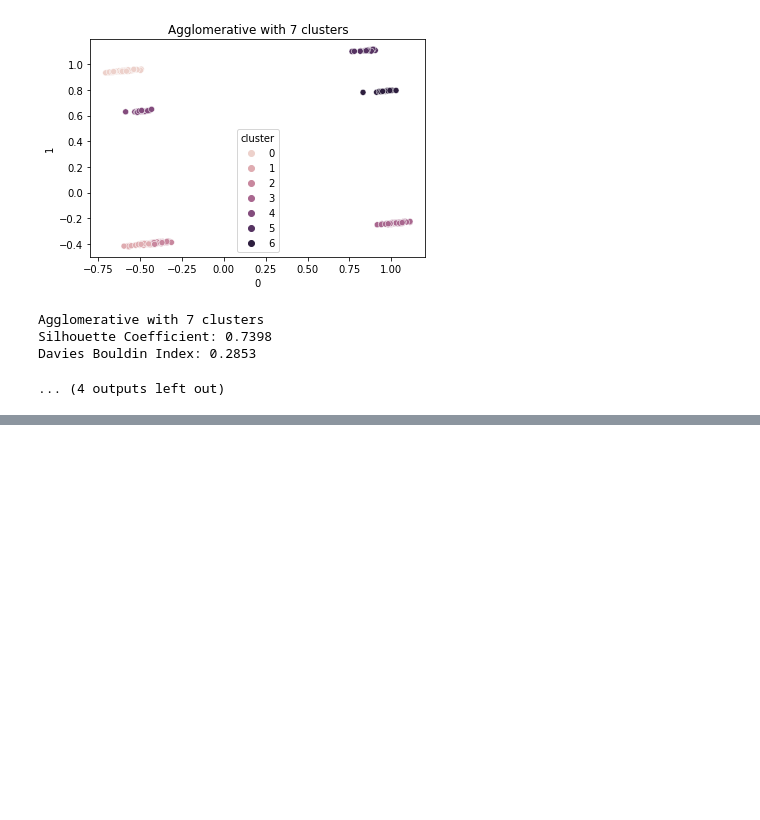
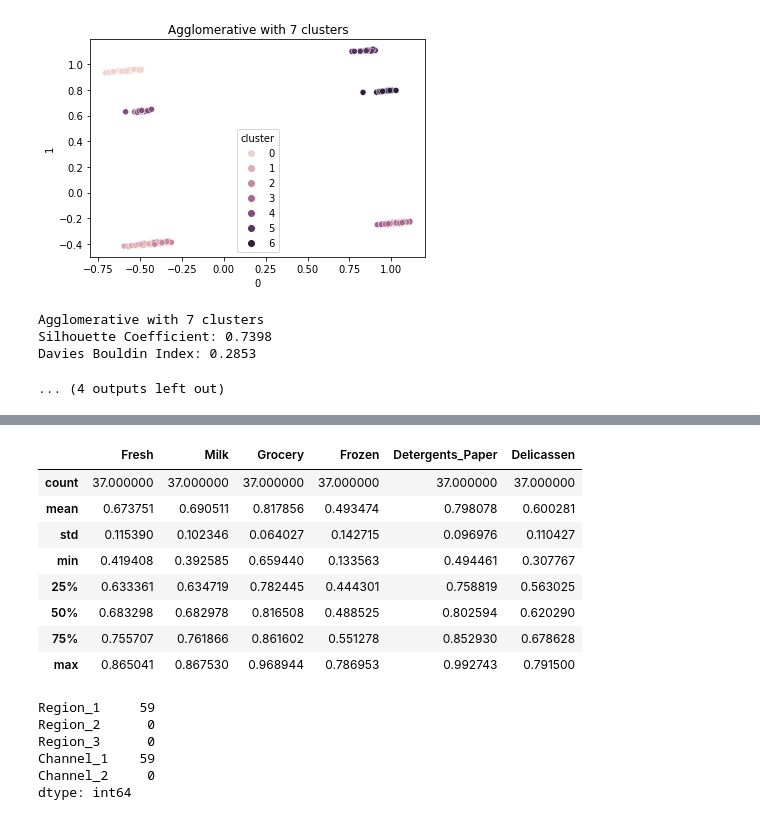
Before and after one commit to cocktail-clustering/1st-clustering, a Jupyter notebook: sales_hierarchical.ipynb, the cells around one changed output, grey strips where cells are left out. Drawn from its saved outputs; the diff is of its cells as text; code cells hidden in the pictures; blank space fills up the shorter version.

```diff
--- a/sales_hierarchical.ipynb
+++ b/sales_hierarchical.ipynb
@@ -489,0 +523,21 @@ Davies Bouldin Index: 0.2853
+# %%
+final[final["cluster"]==0].loc[:,["Fresh",	"Milk",	"Grocery",	"Frozen",	"Detergents_Paper"	,"Delicassen"]].describe()
+# %% [output]
+|  | Fresh | Milk | Grocery | Frozen | Detergents_Paper | Delicassen |
+| count | 37.000000 | 37.000000 | 37.000000 | 37.000000 | 37.000000 | 37.000000 |
+| mean | 0.673751 | 0.690511 | 0.817856 | 0.493474 | 0.798078 | 0.600281 |
+| std | 0.115390 | 0.102346 | 0.064027 | 0.142715 | 0.096976 | 0.110427 |
+| min | 0.419408 | 0.392585 | 0.659440 | 0.133563 | 0.494461 | 0.307767 |
+| 25% | 0.633361 | 0.634719 | 0.782445 | 0.444301 | 0.758819 | 0.563025 |
+| 50% | 0.683298 | 0.682978 | 0.816508 | 0.488525 | 0.802594 | 0.620290 |
+| 75% | 0.755707 | 0.761866 | 0.861602 | 0.551278 | 0.852930 | 0.678628 |
+| max | 0.865041 | 0.867530 | 0.968944 | 0.786953 | 0.992743 | 0.791500 |
+# %%
+final[final["cluster"]==1].loc[:,["Region_1","Region_2","Region_3","Channel_1","Channel_2"]].sum()
+# %% [output]
+Region_1     59
+Region_2      0
+Region_3      0
+Channel_1    59
+Channel_2     0
+dtype: int64
```
Also changed, not shown: parts of 15 cells of this notebook, 1 other file.
